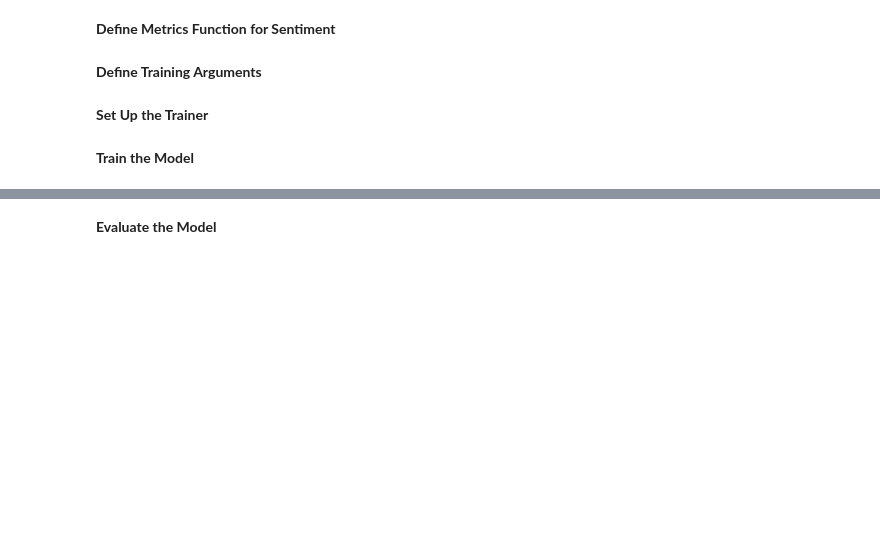
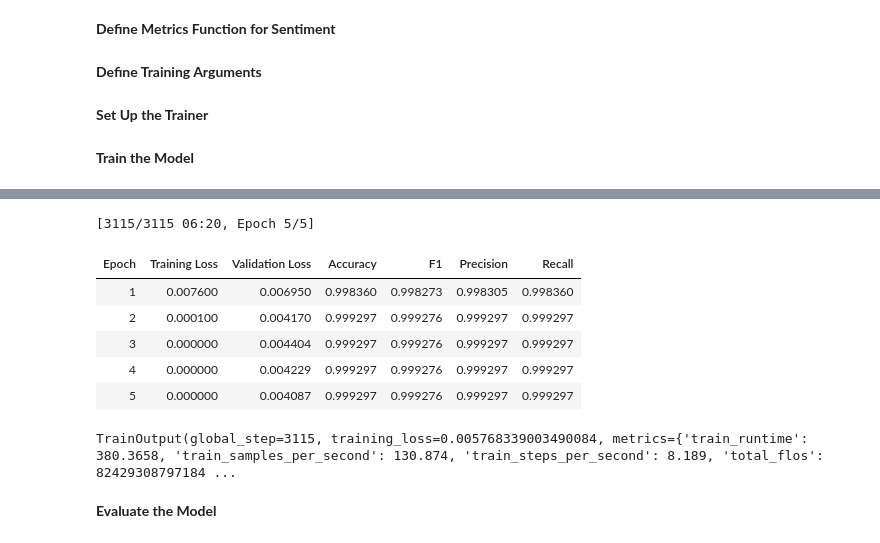
Before and after one commit to akpanitorobong/7120CEM-Natural_Language_Processing, a Jupyter notebook: 7120_CW2.ipynb, the cells around one changed output, grey strips where cells are left out. Saved outputs shown, nothing was run; the diff lists cells and outputs as text; code cells hidden in the pictures; blank space fills up the shorter version.

```diff
--- a/7120_CW2.ipynb
+++ b/7120_CW2.ipynb
@@ -930,3 +930,14 @@ TrainOutput(global_step=3115, training_loss=0.4002394216975278, metrics={'train_
+# %%
+baseline_sarcasm_trainer.train()
+# %% [output]
+[3115/3115 06:20, Epoch 5/5]
+| Epoch | Training Loss | Validation Loss | Accuracy | F1 | Precision | Recall |
+| 1 | 0.007600 | 0.006950 | 0.998360 | 0.998273 | 0.998305 | 0.998360 |
+| 2 | 0.000100 | 0.004170 | 0.999297 | 0.999276 | 0.999297 | 0.999297 |
+| 3 | 0.000000 | 0.004404 | 0.999297 | 0.999276 | 0.999297 | 0.999297 |
+| 4 | 0.000000 | 0.004229 | 0.999297 | 0.999276 | 0.999297 | 0.999297 |
+| 5 | 0.000000 | 0.004087 | 0.999297 | 0.999276 | 0.999297 | 0.999297 |
+TrainOutput(global_step=3115, training_loss=0.005768339003490084, metrics={'train_runtime': 380.3658, 'train_samples_per_second': 130.874, 'train_steps_per_second': 8.189, 'total_flos': 82429308797184 ...
 # %% [markdown]
 **Evaluate the Model**
 # %%
```
Also changed, not shown: parts of 22 cells of this notebook.
